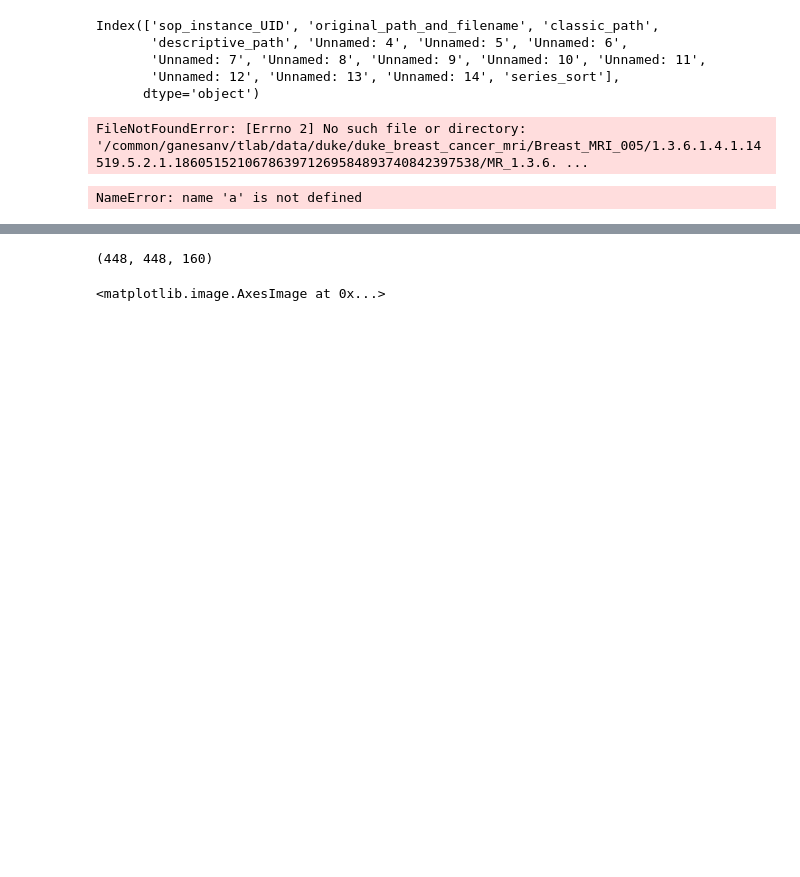
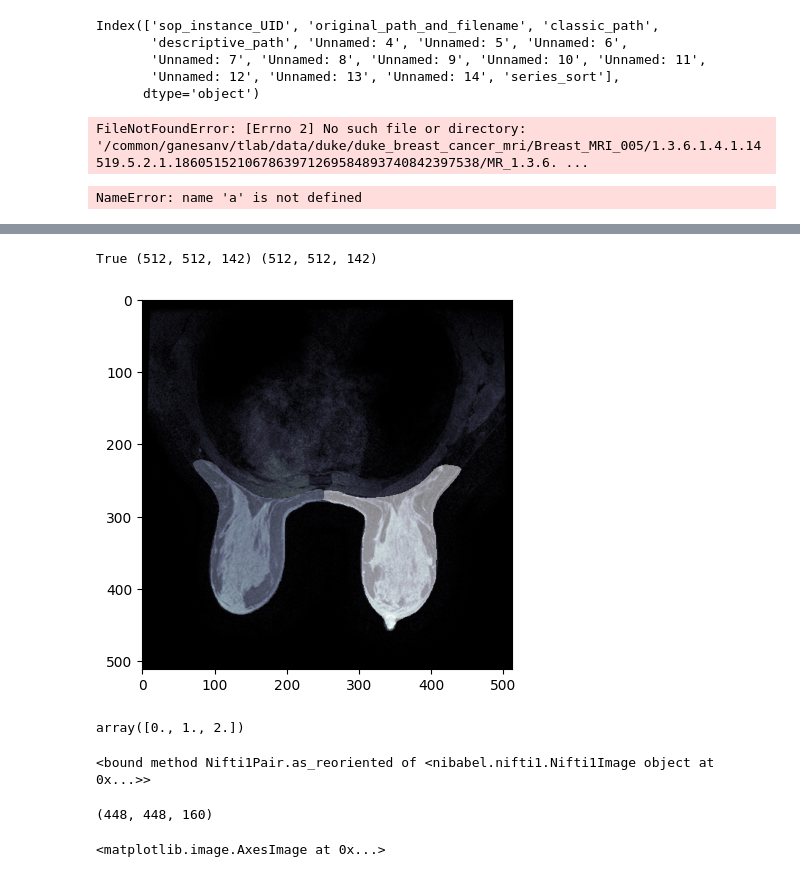
Before and after one commit to VikramGanesanjs/tlab-project-s2026, a Jupyter notebook: src/duke_dinov3_baseline.ipynb, the cells around one changed output, grey strips where cells are left out. Saved outputs shown, nothing was run; the diff lists cells and outputs as text; code cells hidden in the pictures; blank space fills up the shorter version.

```diff
--- a/src/duke_dinov3_baseline.ipynb
+++ b/src/duke_dinov3_baseline.ipynb
@@ -125,5 +87,0 @@ Dataset.file_meta -------------------------------
-# %%
-masks2 = nib.load('/common/ganesanv/tlab/data/tcia/duke_breast_cancer_mri/Breast_MRI_127/1.3.6.1.4.1.14519.5.2.1.266059881053165504473473571293999455482/MR_1.3.6.1.4.1.14519.5.2.1.105509649724764351106914687948025550979/breast_divider.nii.gz')
-
-plt.imshow(masks2.get_fdata()[:, :, 80], cmap=plt.cm.bone)
-plt.show()
@@ -150,3 +88,25 @@ plt.show()
 # %%
-masks = nib.load('/common/ganesanv/tlab/data/tcia/duke_breast_cancer_mri/Breast_MRI_001/1.3.6.1.4.1.14519.5.2.1.186051521067863971269584893740842397538/MR_1.3.6.1.4.1.14519.5.2.1.15147203499230039585785258602759759529/breast_divider.nii.gz')
+masks = nib.load('/common/ganesanv/tlab/data/tcia/duke_breast_cancer_mri/Breast_MRI_002/1.3.6.1.4.1.14519.5.2.1.29344851079648912610491979642001151972/MR_1.3.6.1.4.1.14519.5.2.1.92459963600394245252521533321918466447/breast_divider.nii.gz')
+print(masks.shape[2] == full_data.shape[2], full_data.shape, masks.shape)
+m = masks.get_fdata()
+for i in range(3):
+    m = np.rot90(m)
+m = np.flip(m, axis=1)
+m = np.flip(m, axis=2)
+fig, ax = plt.subplots(1, 1)
+
+ax.imshow(m[:, :, 71], cmap=plt.cm.bone)
+ax.imshow(full_data[:, :, 71], cmap=plt.cm.bone, alpha=0.5)
+plt.show()
+# %% [output]
+True (512, 512, 142) (512, 512, 142)
+[figure, added]
+# %%
+np.unique(m)
+# %% [output]
+array([0., 1., 2.])
+# %%
+masks.as_reoriented
+# %% [output]
+<bound method Nifti1Pair.as_reoriented of <nibabel.nifti1.Nifti1Image object at 0x...>>
 # %%
```
Also changed, not shown: parts of 9 cells of this notebook, 7 other files.
